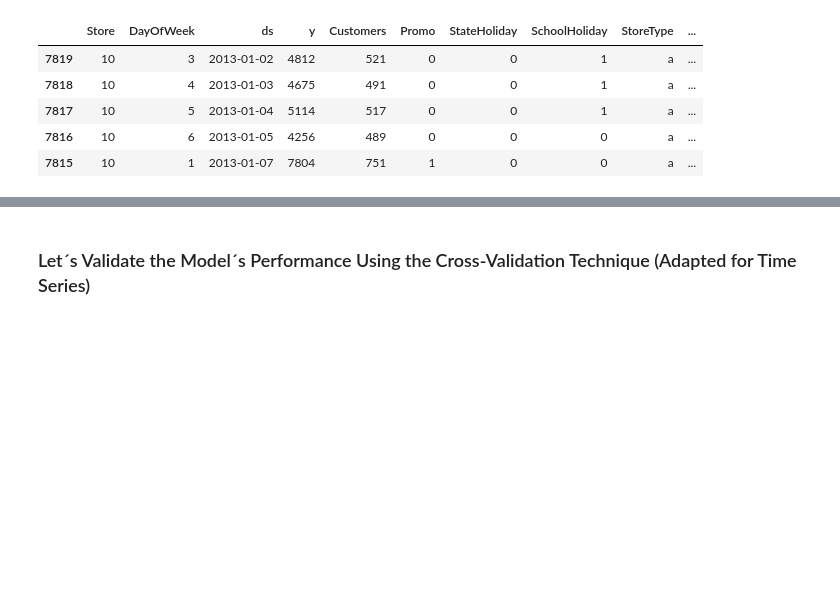
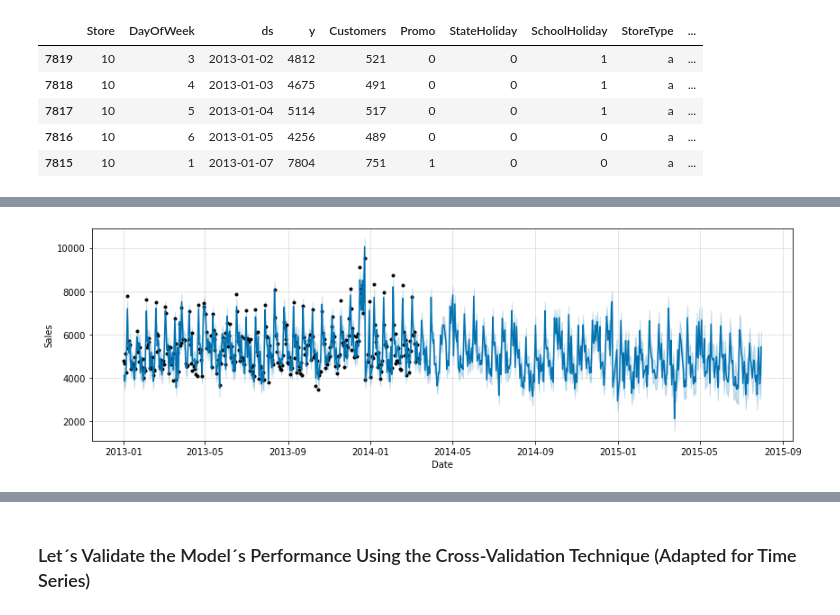
Before and after one commit to Sebastian1981/Time_Series_Sales_Prediction, a Jupyter notebook: ts_sales_prediction_poc.ipynb, the cells around one changed output, grey strips where cells are left out. Cells and saved outputs as stored; diff of their text form; code cells hidden in the pictures; blank space fills up the shorter version.

```diff
--- a/ts_sales_prediction_poc.ipynb
+++ b/ts_sales_prediction_poc.ipynb
@@ -766,4 +735,7 @@ future
 # %%
-forecast = model.predict(future)
-figure   = model.plot(forecast, xlabel='Date', ylabel='Sales')
-figure2  = model.plot_components(forecast)
+figure   = model.plot(forecast,
+                      xlabel='Date',
+                      ylabel='Sales',
+                      figsize=(12,4))
+# %% [output]
+[figure, added]
```
Also changed, not shown: parts of 17 cells of this notebook.
